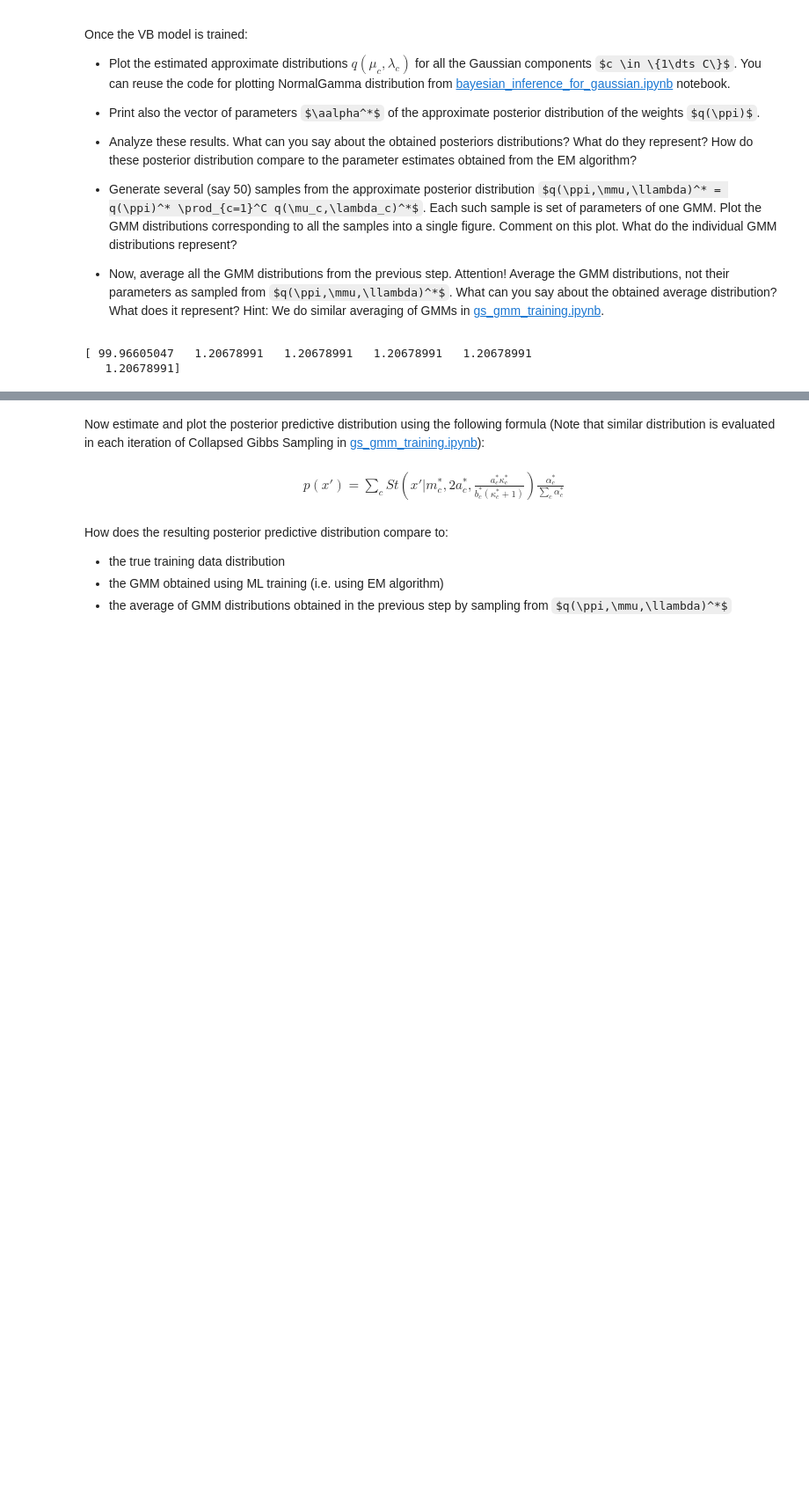
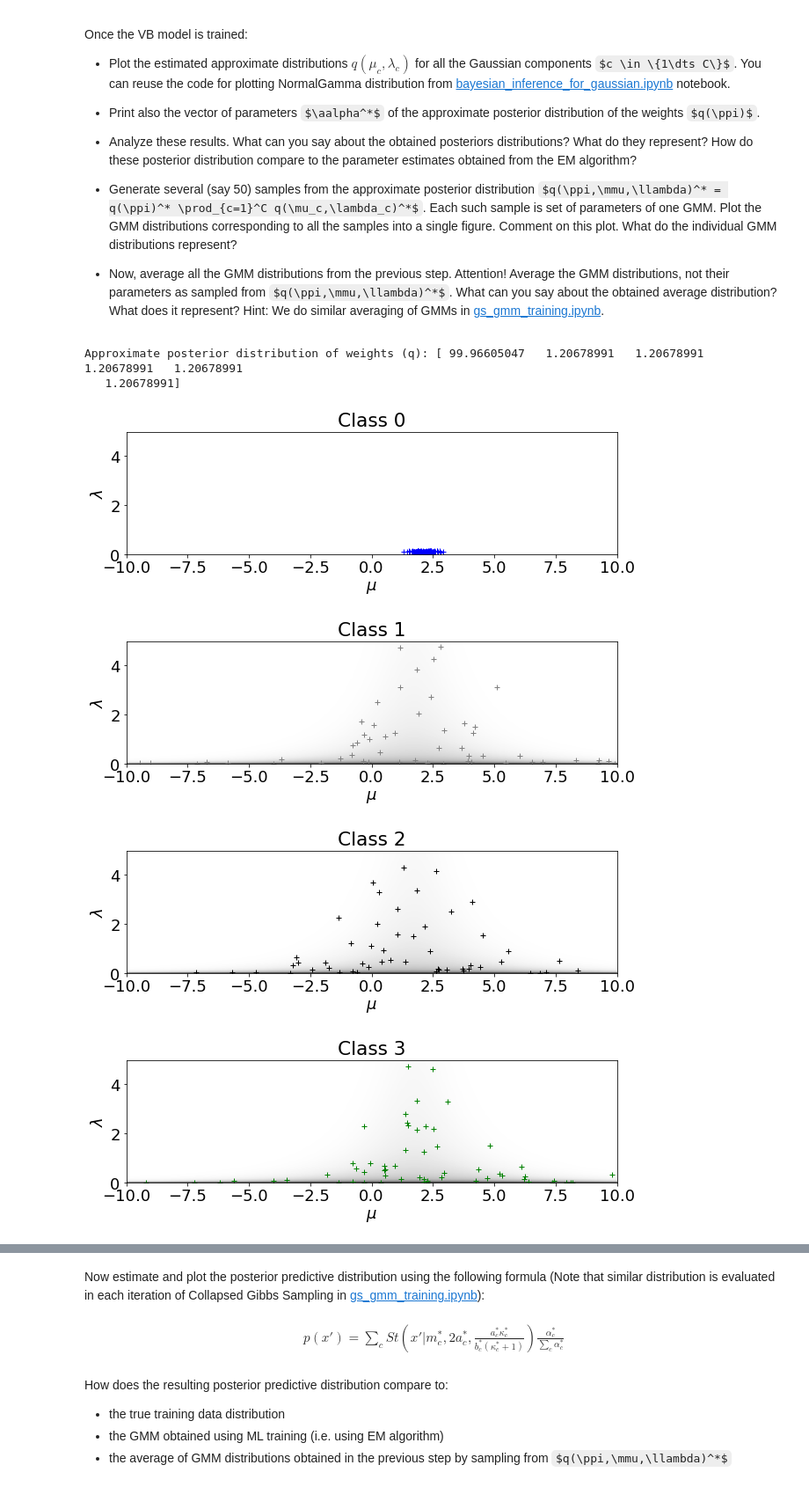
Before and after one commit to jbayardo/eci2017-bayesian-final, a Jupyter notebook: ECI2017_BayesianModels_Assignment.ipynb, the cells around one changed output, grey strips where cells are left out. Shown at 88% size. Cells and saved outputs as stored; diff of their text form; code cells hidden in the pictures; some formulas as TeX source; blank space fills up the shorter version.

Commit message:
Add plots for q(mu, lambda)

```diff
--- a/ECI2017_BayesianModels_Assignment.ipynb
+++ b/ECI2017_BayesianModels_Assignment.ipynb
@@ -210,34 +213,38 @@ Once the VB model is trained:
 # %%
 import matplotlib.pyplot as plt
-from mpl_toolkits.mplot3d import Axes3D
 
 def NormalGamma_pdf(mu, lmbd, m, kappa, a, b):
     # sps.norm.pdf takes mean and std (not variance), therefore 1.0/
     # sps.gamma.pdf takes shape and scale (not rate), therefore 1.0/b
     return sps.norm.pdf(mu, m, 1.0/np.sqrt(lmbd*kappa)) * sps.gamma.pdf(lmbd, a, scale=1.0/b)
 
 def NormalGamma_rvs(m, kappa, a, b, N):
     # Sample from NormalGamma distribution
     lmbd = sps.gamma.rvs(a, scale=1.0/b, size=N)
     mu = sps.norm.rvs(m, 1.0/np.sqrt(lmbd*kappa), N)
     return mu, lmbd
 
-def NormalGamma_plot(m0, kappa0, a0, b0, limits):
-   mu_vals, lmbd_vals = np.meshgrid(np.linspace(limits[0], limits[1], 500), np.linspace(limits[2], limits[3], 500))
-   pdf = NormalGamma_pdf(mu_vals, lmbd_vals, m0, kappa0, a0, b0)
-   plt.plot(pdf)
-   #plt.imshow(pdf, origin='lower', cmap='Greys', extent=limits)
-   plt.xlabel('$\mu$'); plt.ylabel('$\lambda$')
+def NormalGamma_plot(m0, kappa0, a0, b0, limits, color, cname):
+    mu_vals, lmbd_vals = np.meshgrid(np.linspace(limits[0], limits[1], 500), np.linspace(limits[2], limits[3], 500))
+    pdf = NormalGamma_pdf(mu_vals, lmbd_vals, m0, kappa0, a0, b0)
 
+    plt.figure()
+    plt.title('Class ' + str(cname))
+    mu_sampled, lmbd_sampled = NormalGamma_rvs(m0, kappa0, a0, b0, 100)
+    plt.plot(mu_sampled, lmbd_sampled, '+', color=color);
+    plt.imshow(pdf, origin='lower', cmap='Greys', extent=limits)
+    plt.xlabel('$\mu$'); plt.ylabel('$\lambda$')
+
+print('Approximate posterior distribution of weights (q):', alpha)
 plot_limits=[-10, 10, 0.01, 5]
+colors = ['blue', 'grey', 'black', 'green', 'magenta', 'red']
 
-xs, ys = (np.linspace(plot_limits[0], plot_limits[1], 500),
-                   np.linspace(plot_limits[2], plot_limits[3], 500))
-print(alpha)
-c = 0
-fig = plt.figure()
-ax = fig.add_subplot(111, projection='3d')
-plt.plot(xs=xs, ys=ys, zs=[NormalGamma_pdf(x, y, m[c], kappa[c], a[c], b[c]) for x in xs for y in ys])
+for c in range(C):
+    NormalGamma_plot(m[c], kappa[c], a[c], b[c], plot_limits, colors[c], c)
 # %% [output]
-[ 99.96605047   1.20678991   1.20678991   1.20678991   1.20678991
+Approximate posterior distribution of weights (q): [ 99.96605047   1.20678991   1.20678991   1.20678991   1.20678991
    1.20678991]
+[figure, added]
+[figure, added]
+[figure, added]
+[figure, added]
```
Also changed, not shown: parts of 8 cells of this notebook.
